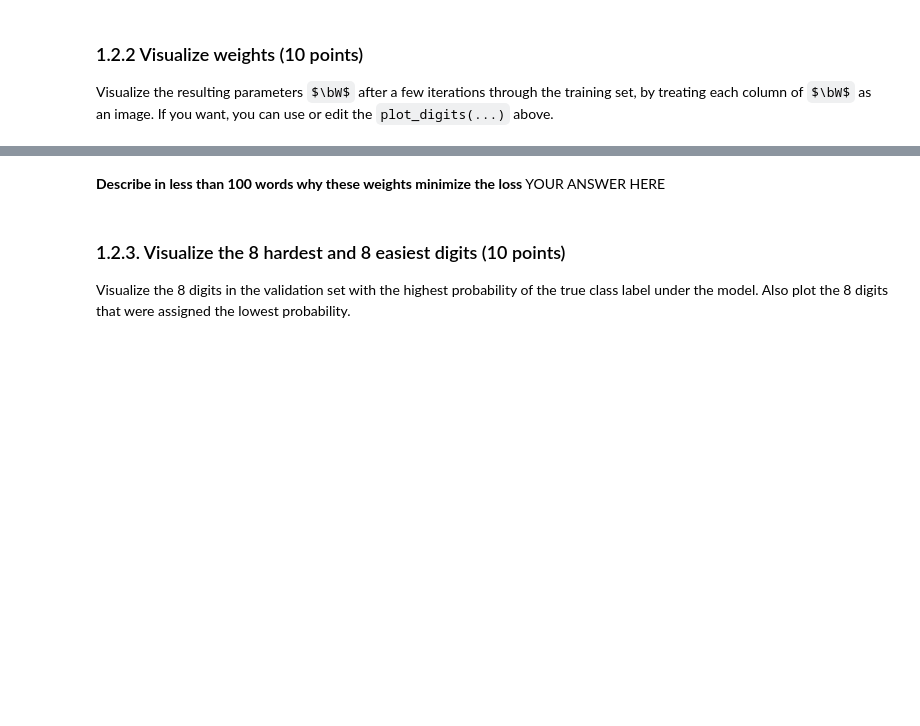
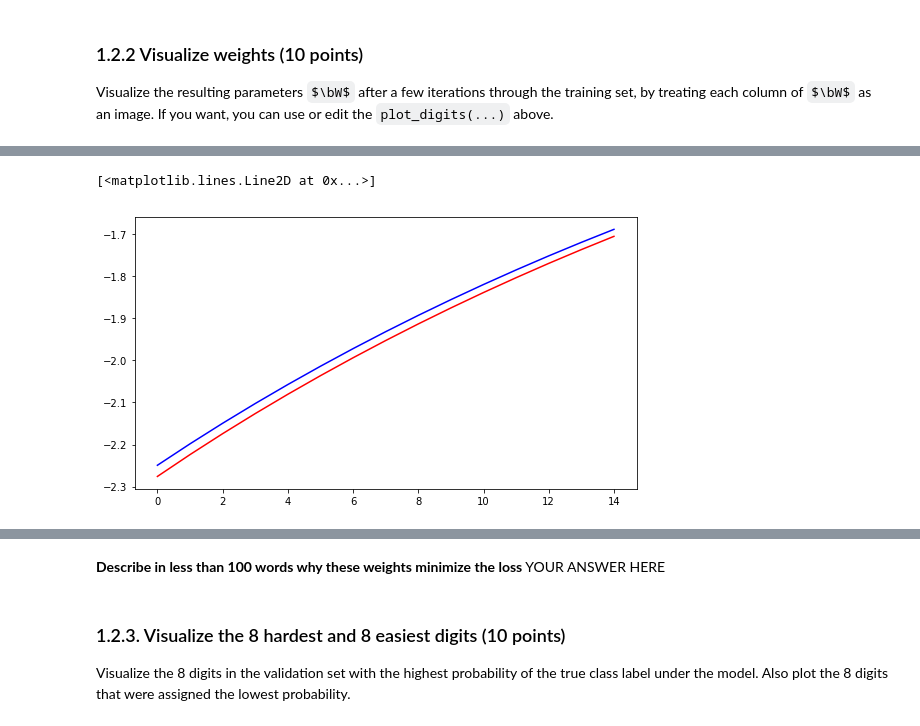
Before and after one commit to sheridavandenbent/ml1_labs, a Jupyter notebook: 10428461_12278327_lab2.ipynb, the cells around one changed output, grey strips where cells are left out. Cells and saved outputs as stored; diff of their text form; code cells hidden in the pictures; some formulas as TeX source; blank space fills up the shorter version.

```diff
--- a/10428461_12278327_lab2.ipynb
+++ b/10428461_12278327_lab2.ipynb
@@ -497,0 +502,6 @@ ValueError: num must be 1 <= num <= 780, not 781
+# %%
+plt.plot(logp_train_history, "r")
+plt.plot(logp_valid_history, "b")
+# %% [output]
+[<matplotlib.lines.Line2D at 0x...>]
+[figure, added]
```
Also changed, not shown: parts of 7 cells of this notebook.
